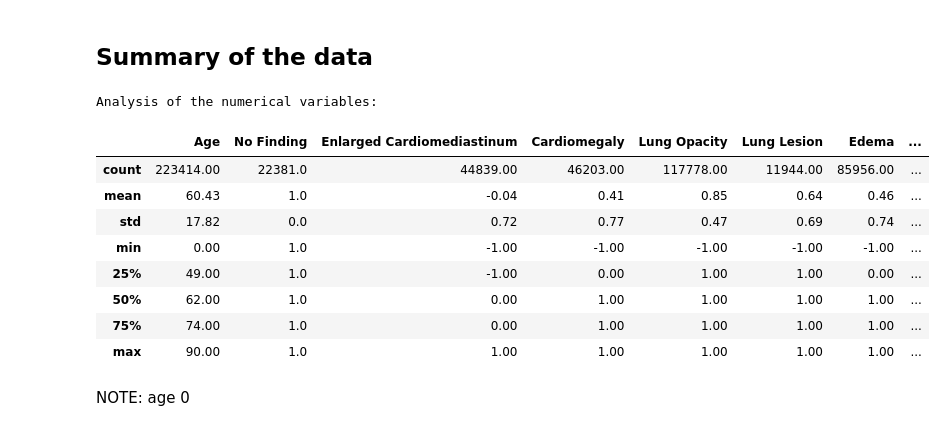
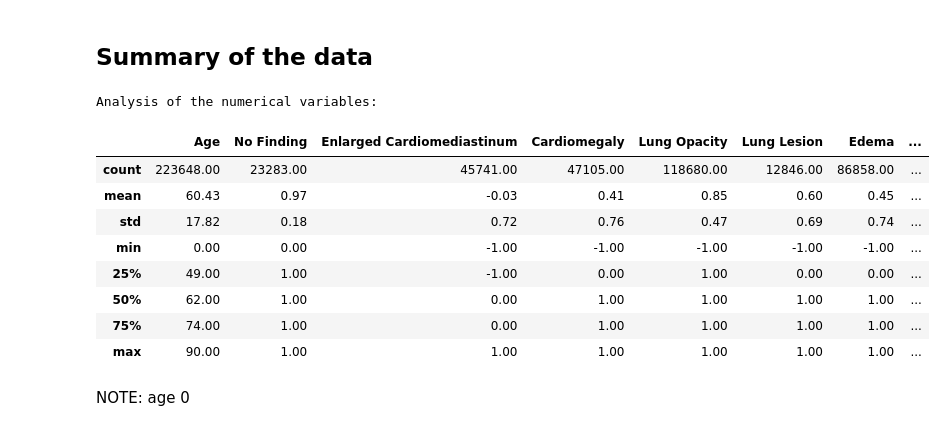
Before and after one commit to katarinakoke/Shortcuts-Problem-in-Medical-Image-Analysis, a Jupyter notebook: shortcuts-chest-xray-main/EDA/EDA.ipynb, the cells around one changed output. Saved outputs shown, nothing was run; the diff lists cells and outputs as text; code cells hidden in the pictures.

```diff
--- a/shortcuts-chest-xray-main/EDA/EDA.ipynb
+++ b/shortcuts-chest-xray-main/EDA/EDA.ipynb
@@ -37,0 +43,8 @@ train_data
+# %%
+# Loading the csv files
+train_data = pd.read_csv("../../data_shares/purrlab/CheXpert/CheXpert-v1.0-small/train.csv", index_col=0)
+val_data = pd.read_csv("../../data_shares/purrlab/CheXpert/chexlocalize/CheXpert/val_labels.csv", index_col=0)
+test_data = pd.read_csv("../../data_shares/purrlab/CheXpert/chexlocalize/CheXpert/test_labels.csv", index_col=0)
+
+# Appending the files to have the whole dataset
+data = pd.concat([train_data, val_data, test_data])
@@ -94,21 +125,21 @@ dtype: int64
 # %% [markdown]
 ## Summary of the data
 # %%
-numerical_data = train_data.select_dtypes(include=['int64', 'float64'])
+numerical_data = data.select_dtypes(include=['int64', 'float64'])
 
 print("Analysis of the numerical variables:")
 display(numerical_data.describe().round(2))
 # %% [output]
 Analysis of the numerical variables:
 |  | Age | No Finding | Enlarged Cardiomediastinum | Cardiomegaly | Lung Opacity | Lung Lesion | Edema | ... |
-| count | 223414.00 | 22381.0 | 44839.00 | 46203.00 | 117778.00 | 11944.00 | 85956.00 | ... |
-| mean | 60.43 | 1.0 | -0.04 | 0.41 | 0.85 | 0.64 | 0.46 | ... |
-| std | 17.82 | 0.0 | 0.72 | 0.77 | 0.47 | 0.69 | 0.74 | ... |
-| min | 0.00 | 1.0 | -1.00 | -1.00 | -1.00 | -1.00 | -1.00 | ... |
-| 25% | 49.00 | 1.0 | -1.00 | 0.00 | 1.00 | 1.00 | 0.00 | ... |
-| 50% | 62.00 | 1.0 | 0.00 | 1.00 | 1.00 | 1.00 | 1.00 | ... |
-| 75% | 74.00 | 1.0 | 0.00 | 1.00 | 1.00 | 1.00 | 1.00 | ... |
-| max | 90.00 | 1.0 | 1.00 | 1.00 | 1.00 | 1.00 | 1.00 | ... |
+| count | 223648.00 | 23283.00 | 45741.00 | 47105.00 | 118680.00 | 12846.00 | 86858.00 | ... |
+| mean | 60.43 | 0.97 | -0.03 | 0.41 | 0.85 | 0.60 | 0.45 | ... |
+| std | 17.82 | 0.18 | 0.72 | 0.76 | 0.47 | 0.69 | 0.74 | ... |
+| min | 0.00 | 0.00 | -1.00 | -1.00 | -1.00 | -1.00 | -1.00 | ... |
+| 25% | 49.00 | 1.00 | -1.00 | 0.00 | 1.00 | 0.00 | 0.00 | ... |
+| 50% | 62.00 | 1.00 | 0.00 | 1.00 | 1.00 | 1.00 | 1.00 | ... |
+| 75% | 74.00 | 1.00 | 0.00 | 1.00 | 1.00 | 1.00 | 1.00 | ... |
+| max | 90.00 | 1.00 | 1.00 | 1.00 | 1.00 | 1.00 | 1.00 | ... |
 # %% [markdown]
 NOTE: age 0
 # %%
```
Also changed, not shown: parts of 66 cells of this notebook, 1 other file.
